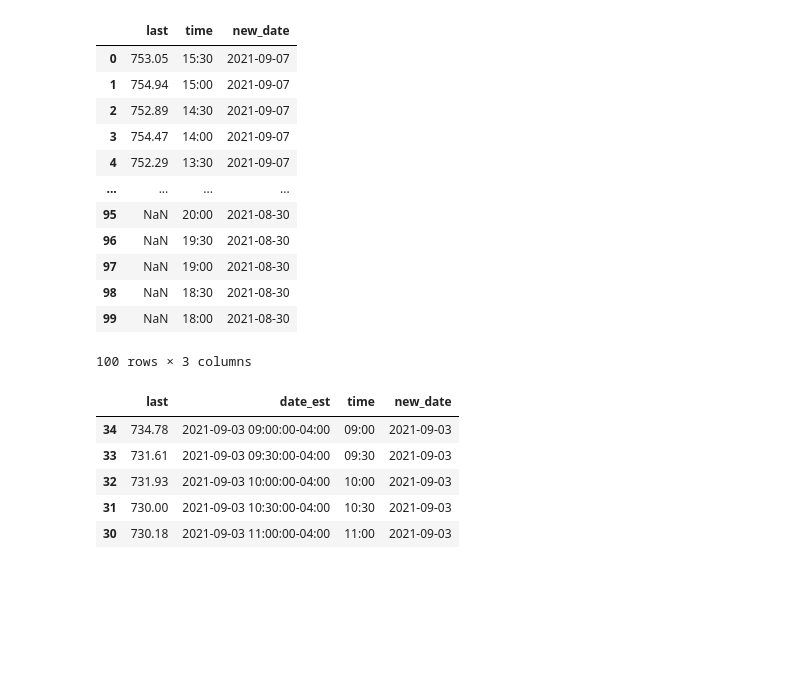
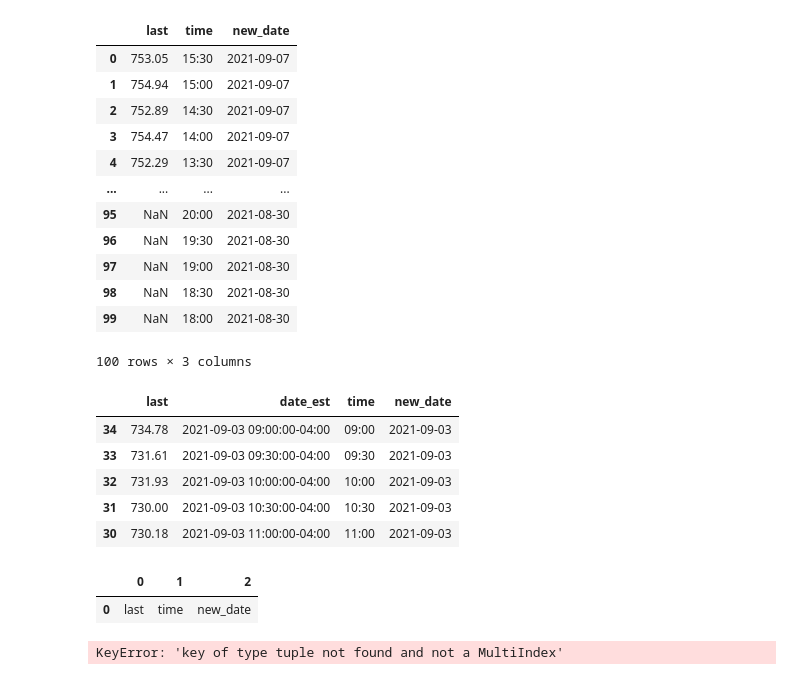
Before and after one commit to ZipcodeWizards/TwitterStockAnalysis, a Jupyter notebook: Jupyter Code References/TSLA Stock Price Cleaning.ipynb, the cells around one changed output. Saved outputs shown, nothing was run; the diff lists cells and outputs as text; code cells hidden in the pictures; blank space fills up the shorter version.

```diff
--- a/Jupyter Code References/TSLA Stock Price Cleaning.ipynb
+++ b/Jupyter Code References/TSLA Stock Price Cleaning.ipynb
@@ -151,13 +151,22 @@ df_4.head()
 | 32 | 731.93 | 2021-09-03 10:00:00-04:00 | 10:00 | 2021-09-03 |
 | 31 | 730.00 | 2021-09-03 10:30:00-04:00 | 10:30 | 2021-09-03 |
 | 30 | 730.18 | 2021-09-03 11:00:00-04:00 | 11:00 | 2021-09-03 |
+# %%
+df_5 = pd.DataFrame([['last', 'time', 'new_date']])
+df_5
+# %% [output]
+|  | 0 | 1 | 2 |
+| 0 | last | time | new_date |
 # %%
-df_5 = pd.DataFrame[['last', tim]]
-for index, row in df_4[].iteritems():
-    if row == '16:00':
+for index, row in df_4.iterrows():
+    #print(row.to_frame())
+    if row['time'] != '16:00':
+        df_5.loc[df.shape[0]] = [row['last', 'time', 'new_date']]
+    else:
         break
-    else:
-        df_5 =
+df_5
+# %% [output]
+KeyError: 'key of type tuple not found and not a MultiIndex'
 # %%
 fig = px.line(df_4, x = 'time', y = 'last', title = 'Stock Price on 2021-09-03')
 fig.show()
```
Also changed, not shown: 15 other files.
